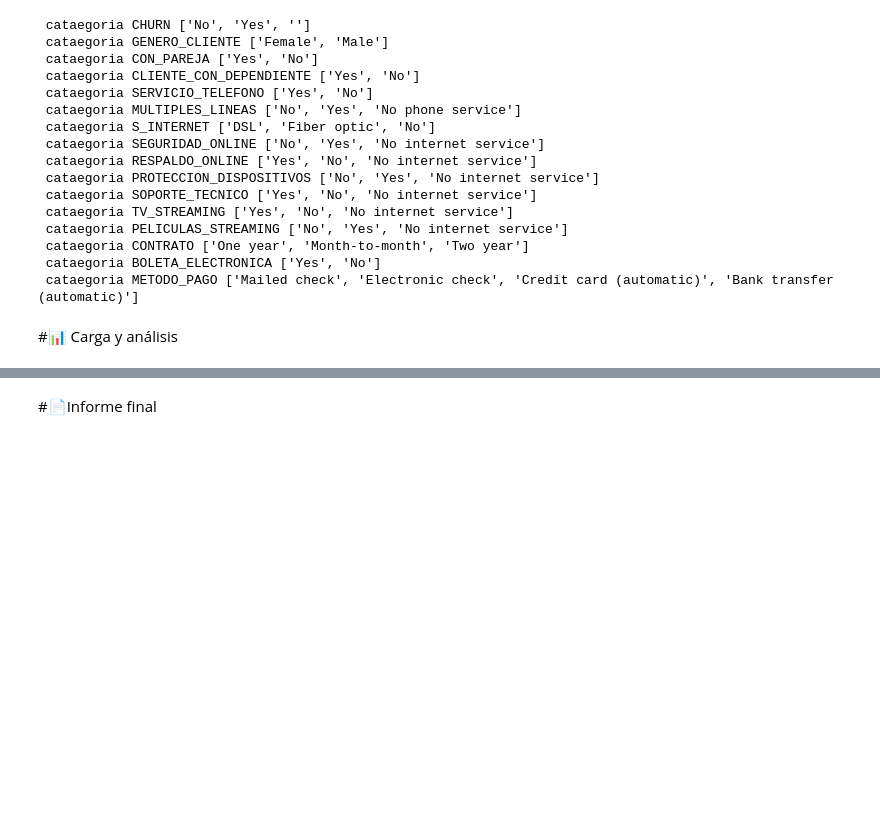
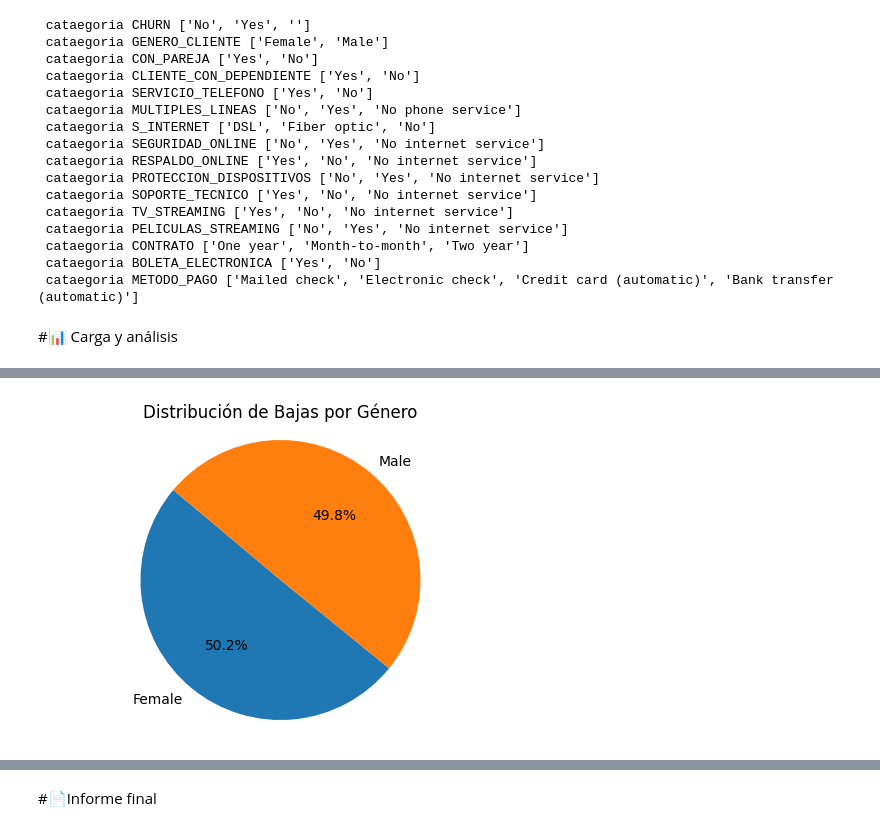
Before and after one commit to raohxxx/TelecomX_Challenge, a Jupyter notebook: TelecomX_LATAM.ipynb, the cells around one changed output, grey strips where cells are left out. Drawn from its saved outputs; the diff is of its cells as text; code cells hidden in the pictures; blank space fills up the shorter version.

```diff
--- a/TelecomX_LATAM.ipynb
+++ b/TelecomX_LATAM.ipynb
@@ -330,0 +350,18 @@ for y in columnas:
+# %%
+# prompt: graficar en pie el data frame de bajas por genero
+
+import matplotlib.pyplot as plt
+# Filtrar el DataFrame para obtener solo las filas donde 'CHURN' es 'Yes'
+df_bajas = df_final[df_final['CHURN'] == 'Yes']
+
+# Contar la cantidad de cada género en el DataFrame filtrado
+bajas_por_genero = df_bajas['GENERO_CLIENTE'].value_counts()
+
+# Crear el gráfico de pastel
+plt.figure(figsize=(6, 4))
+plt.pie(bajas_por_genero, labels=bajas_por_genero.index, autopct='%1.1f%%', startangle=140)
+plt.title('Distribución de Bajas por Género')
+plt.axis('equal')  # Asegura que el gráfico de pastel sea circular.
+plt.show()
+# %% [output]
+[figure, added]
```
Also changed, not shown: parts of 5 cells of this notebook.
